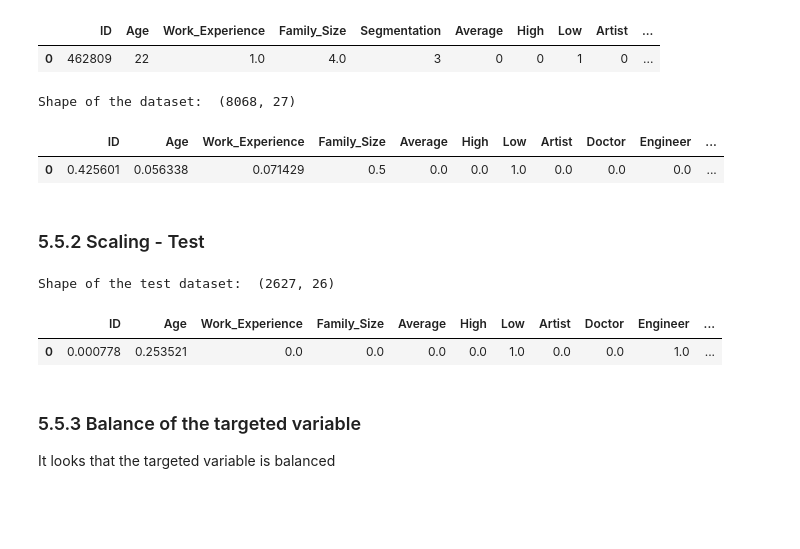
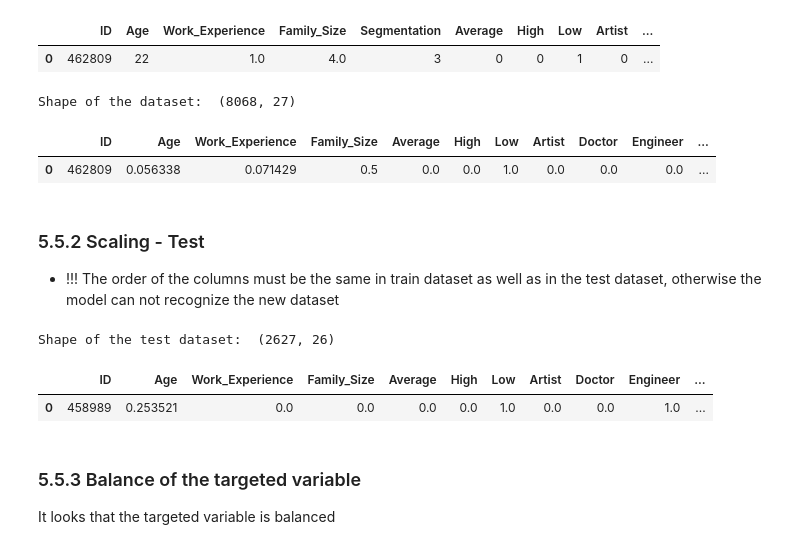
Before and after one commit to giannisbasa/Customer-Segmentation, a Jupyter notebook: 1. Coding/Customer_segmentation.ipynb, the cells around one changed output. Drawn from its saved outputs; the diff is of its cells as text; code cells hidden in the pictures; blank space fills up the shorter version.

```diff
--- a/1. Coding/Customer_segmentation.ipynb
+++ b/1. Coding/Customer_segmentation.ipynb
@@ -969,32 +969,36 @@ train4.head(1)
 # %%
 # Scaler
 scaler = MinMaxScaler()
 
 # Drop the target variable
 train4_1 = train4.drop(columns=['ID','Segmentation'], axis=1, inplace=False)
 
 train5 = pd.DataFrame(scaler.fit_transform(train4_1), columns=train4_1.columns)
 
-train5 = pd.concat([train5, train4['ID','Segmentation']], axis=1)
+train5 = pd.concat([train4['ID'], train5, train4['Segmentation']], axis=1)
 
 print("Shape of the dataset: ", train5.shape)
 train5.head(1)
 # %% [output]
 Shape of the dataset:  (8068, 27)
 |  | ID | Age | Work_Experience | Family_Size | Average | High | Low | Artist | Doctor | Engineer | ... |
-| 0 | 0.425601 | 0.056338 | 0.071429 | 0.5 | 0.0 | 0.0 | 1.0 | 0.0 | 0.0 | 0.0 | ... |
+| 0 | 462809 | 0.056338 | 0.071429 | 0.5 | 0.0 | 0.0 | 1.0 | 0.0 | 0.0 | 0.0 | ... |
-# %% [markdown]
-### 5.5.2 Scaling - Test
+# %% [markdown]
+### 5.5.2 Scaling - Test
+* !!! The order of the columns must be the same in train dataset as well as in the test dataset, otherwise the model can not recognize the new dataset
 # %%
-# Scaler
-test = pd.DataFrame(scaler.transform(test), columns=test.columns)
+test_1 = test.drop(columns=['ID'], axis=1, inplace=False)
 
-print("Shape of the test dataset: ", test.shape)
-test.head(1)
+test_2 = pd.DataFrame(scaler.transform(test_1), columns=test_1.columns)
+
+test_3 = pd.concat([test['ID'], test_2], axis=1)
+
+print("Shape of the test dataset: ", test_3.shape)
+test_3.head(1)
 # %% [output]
 Shape of the test dataset:  (2627, 26)
 |  | ID | Age | Work_Experience | Family_Size | Average | High | Low | Artist | Doctor | Engineer | ... |
-| 0 | 0.000778 | 0.253521 | 0.0 | 0.0 | 0.0 | 0.0 | 1.0 | 0.0 | 0.0 | 1.0 | ... |
+| 0 | 458989 | 0.253521 | 0.0 | 0.0 | 0.0 | 0.0 | 1.0 | 0.0 | 0.0 | 1.0 | ... |
 # %% [markdown]
 ### 5.5.3 Balance of the targeted variable
 It looks that the targeted variable is balanced
```
Also changed, not shown: parts of 5 cells of this notebook.
